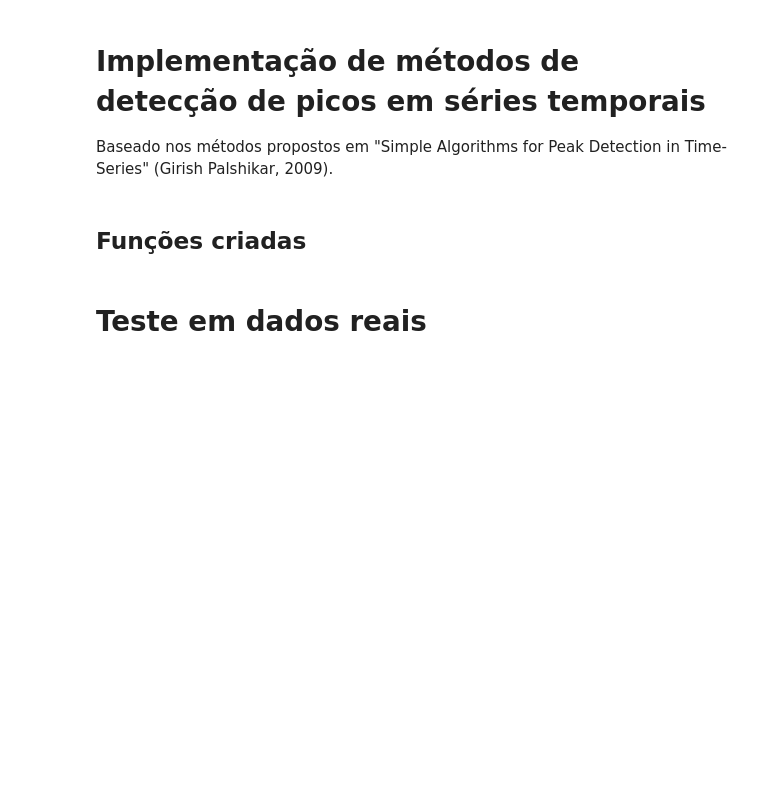
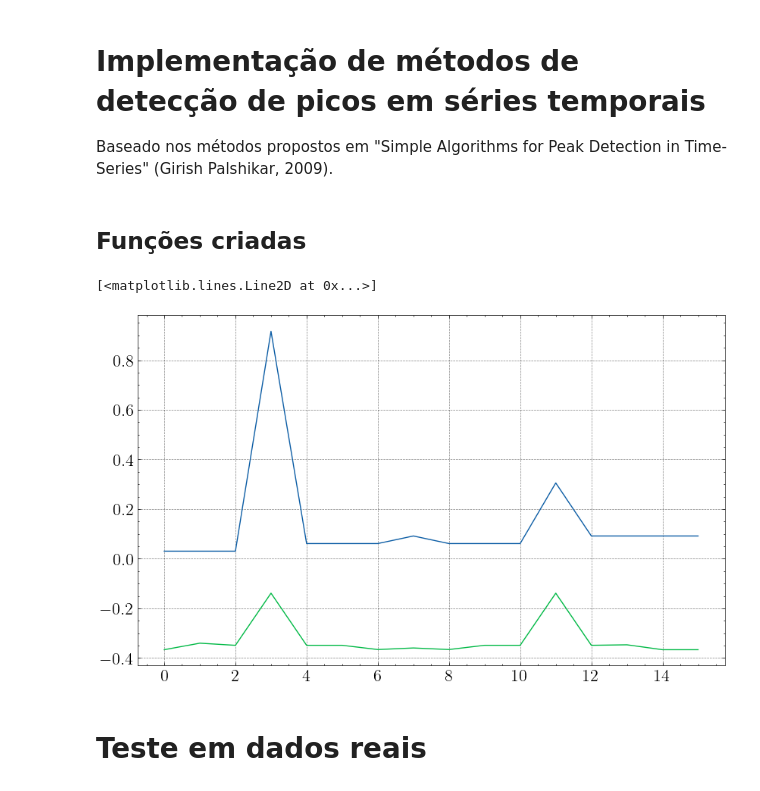
Before and after one commit to yanvgf/peak-detection, a Jupyter notebook: peak-detection.ipynb, the cells around one changed output. Cells and saved outputs as stored; diff of their text form; code cells hidden in the pictures; blank space fills up the shorter version.

```diff
--- a/peak-detection.ipynb
+++ b/peak-detection.ipynb
@@ -125,3 +267,11 @@ def s3_metric(data, k):
+# %%
+a = pd.DataFrame(np.array([1,1,1,30,2,2,2,3,2,2,2,10,3,3,3,3]))
+# %%
+plt.plot(a.values/np.linalg.norm(a.values))
+plt.plot(s4_metric(a, 2, 1, 'gaussian'))
+# %% [output]
+[<matplotlib.lines.Line2D at 0x...>]
+[figure, added]
 # %% [markdown]
 # Teste em dados reais
 # %%
```
Also changed, not shown: parts of 5 cells of this notebook.
